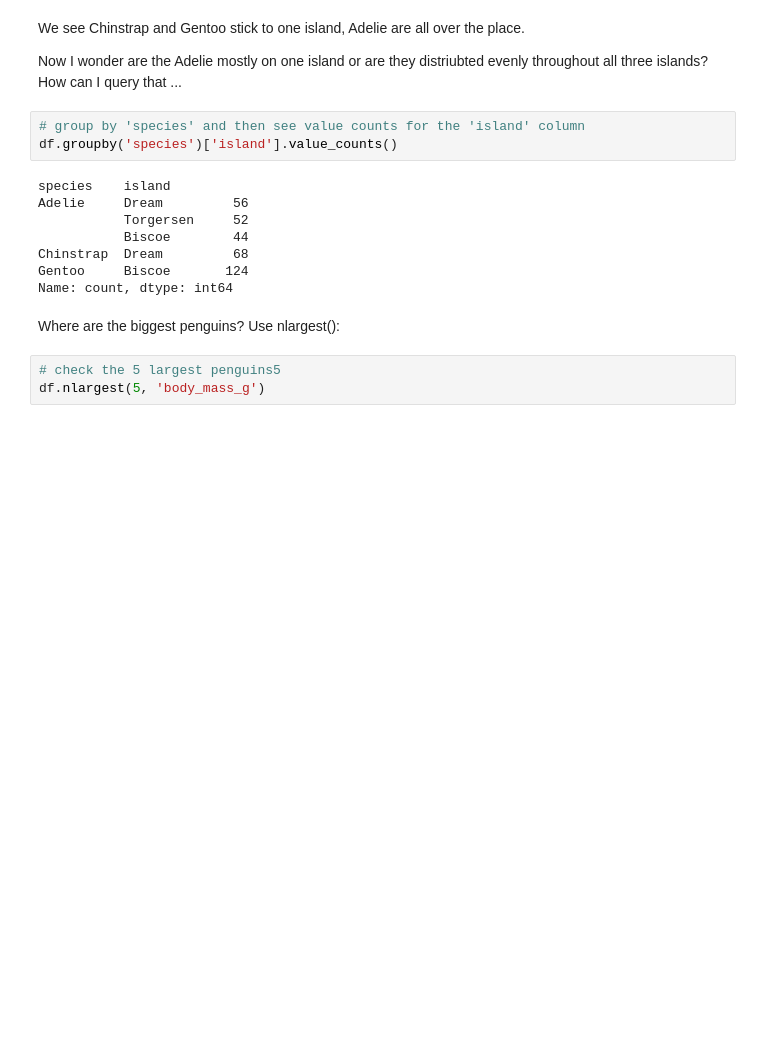
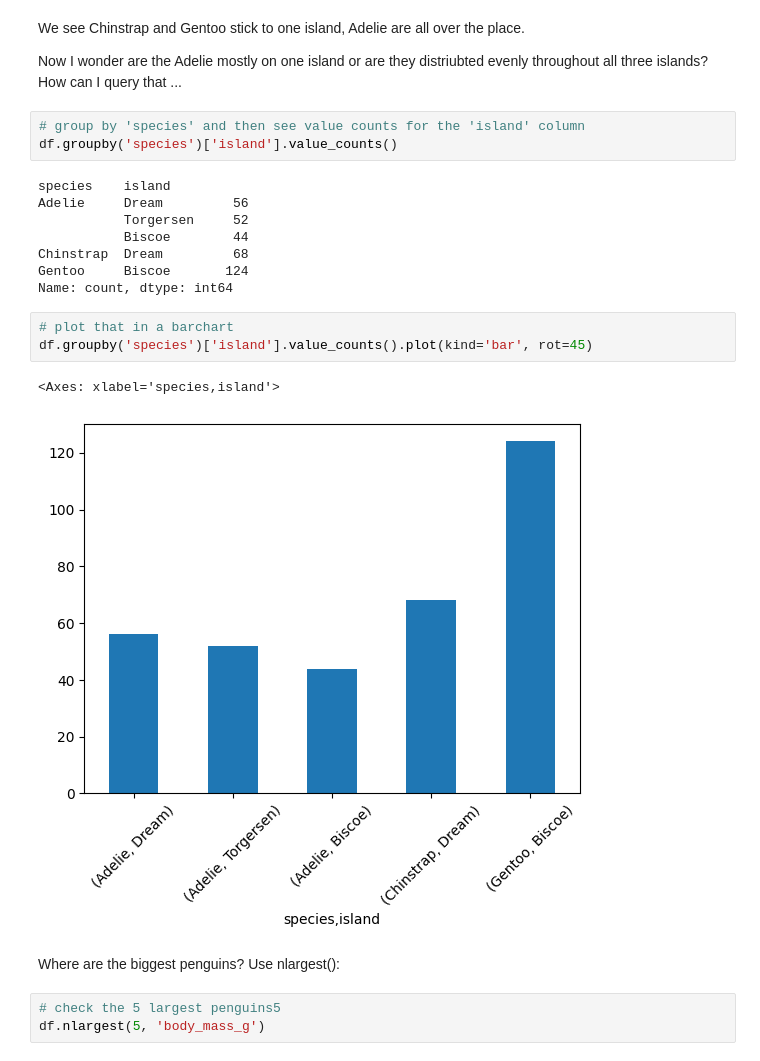
Before and after one commit to holmstead/principles_of_data_analytics, a Jupyter notebook: penguins.ipynb, the cells around one changed output. Saved outputs shown, nothing was run; the diff lists cells and outputs as text; blank space fills up the shorter version.

```diff
--- a/penguins.ipynb
+++ b/penguins.ipynb
@@ -438,6 +415,12 @@ Adelie     Dream         56
 Chinstrap  Dream         68
 Gentoo     Biscoe       124
 Name: count, dtype: int64
+# %%
+# plot that in a barchart
+df.groupby('species')['island'].value_counts().plot(kind='bar', rot=45)
+# %% [output]
+<Axes: xlabel='species,island'>
+[figure, added]
 # %% [markdown]
 Where are the biggest penguins? Use nlargest():
 # %%
```
Also changed, not shown: parts of 46 cells of this notebook.
